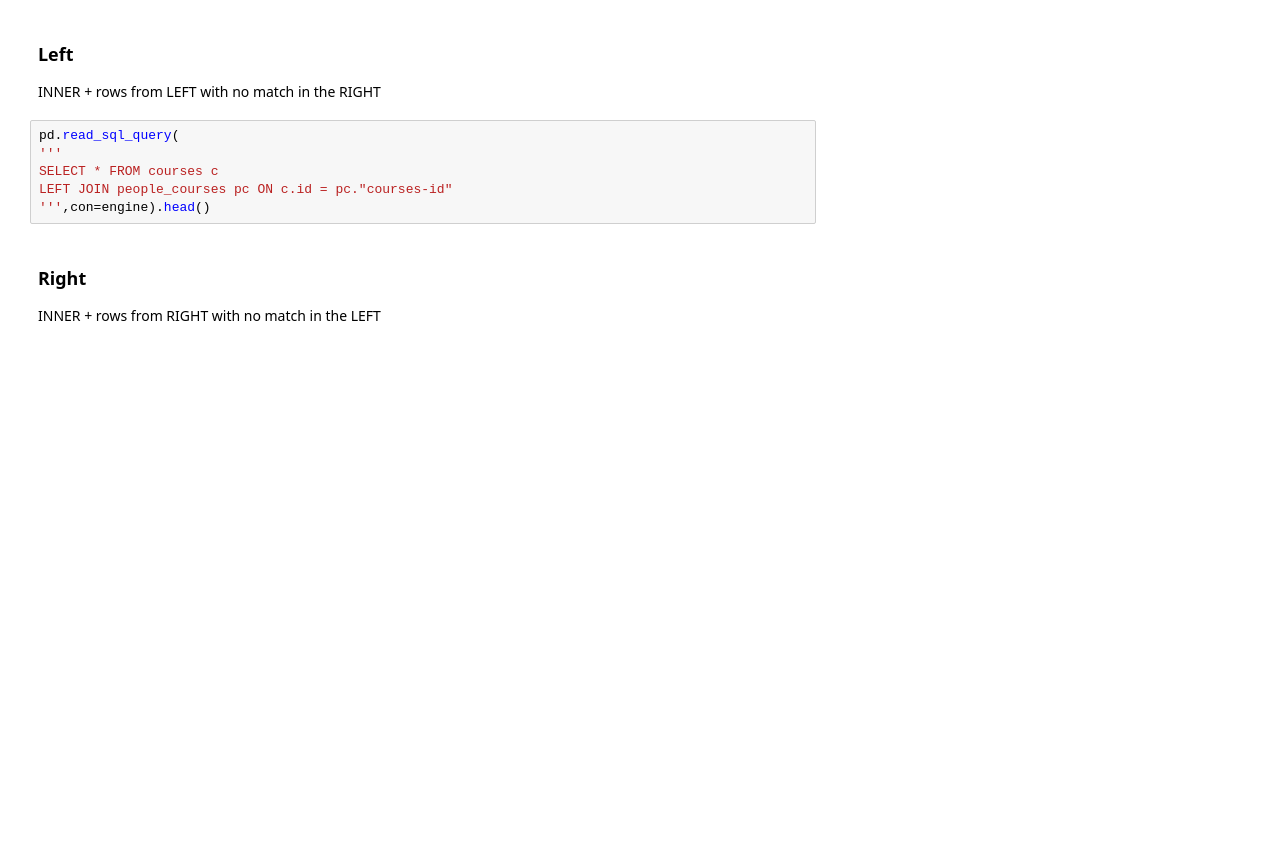
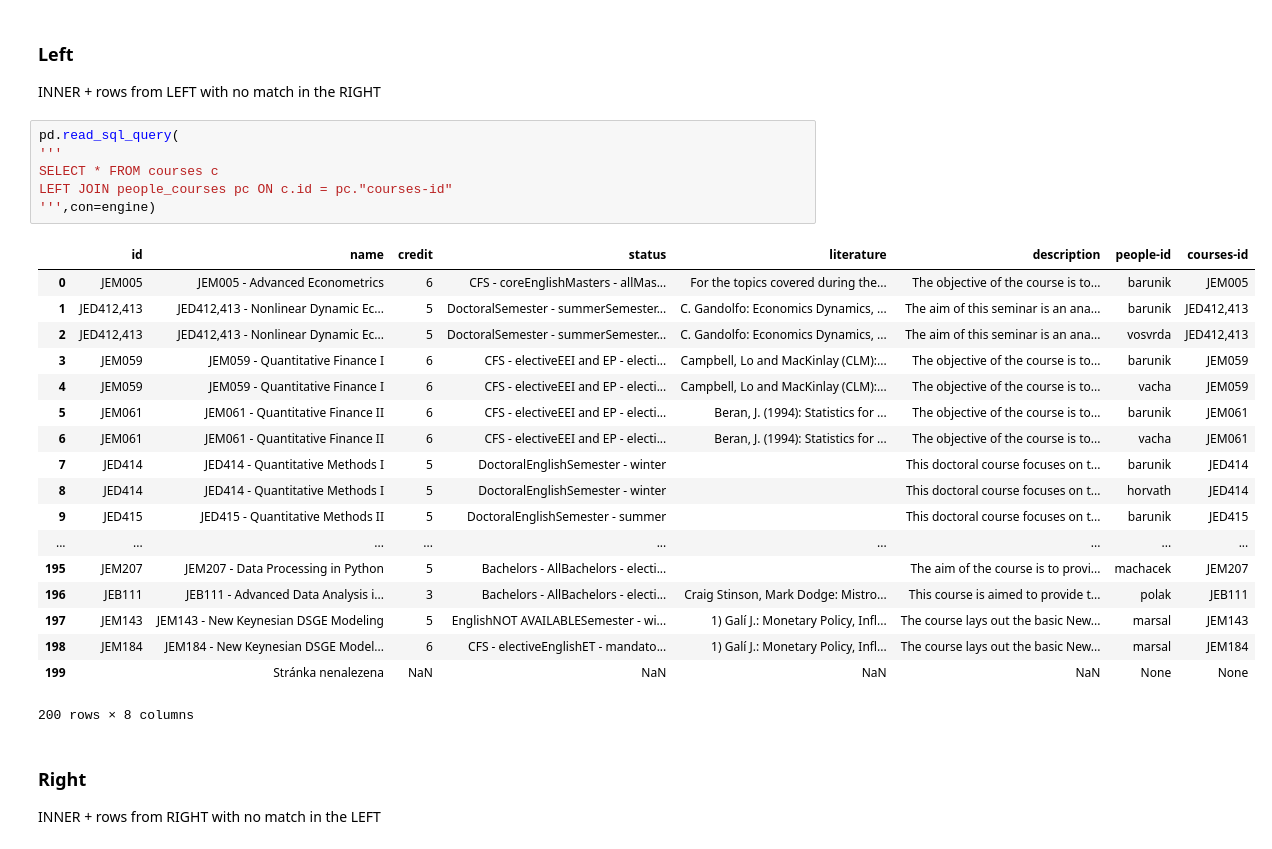
Before and after one commit to vitekzkytek/PythonDataIES, a Jupyter notebook: 08/08_IntroToSQL.ipynb, the cells around one changed output. Saved outputs shown, nothing was run; the diff lists cells and outputs as text; blank space fills up the shorter version.

```diff
--- a/08/08_IntroToSQL.ipynb
+++ b/08/08_IntroToSQL.ipynb
@@ -197,9 +231,28 @@ INNER + rows from LEFT with no match in the RIGHT
 # %%
 pd.read_sql_query(
 '''
 SELECT * FROM courses c
 LEFT JOIN people_courses pc ON c.id = pc."courses-id"
-''',con=engine).head()
+''',con=engine)
+# %% [output]
+|  | id | name | credit | status | literature | description | people-id | courses-id |
+| 0 | JEM005 | JEM005 - Advanced Econometrics | 6 | CFS - coreEnglishMasters - allMas... | For the topics covered during the... | The objective of the course is to... | barunik | JEM005 |
+| 1 | JED412,413 | JED412,413 - Nonlinear Dynamic Ec... | 5 | DoctoralSemester - summerSemester... | C. Gandolfo: Economics Dynamics, ... | The aim of this seminar is an ana... | barunik | JED412,413 |
+| 2 | JED412,413 | JED412,413 - Nonlinear Dynamic Ec... | 5 | DoctoralSemester - summerSemester... | C. Gandolfo: Economics Dynamics, ... | The aim of this seminar is an ana... | vosvrda | JED412,413 |
+| 3 | JEM059 | JEM059 - Quantitative Finance I | 6 | CFS - electiveEEI and EP - electi... | Campbell, Lo and MacKinlay (CLM):... | The objective of the course is to... | barunik | JEM059 |
+| 4 | JEM059 | JEM059 - Quantitative Finance I | 6 | CFS - electiveEEI and EP - electi... | Campbell, Lo and MacKinlay (CLM):... | The objective of the course is to... | vacha | JEM059 |
+| 5 | JEM061 | JEM061 - Quantitative Finance II | 6 | CFS - electiveEEI and EP - electi... | Beran, J. (1994): Statistics for ... | The objective of the course is to... | barunik | JEM061 |
+| 6 | JEM061 | JEM061 - Quantitative Finance II | 6 | CFS - electiveEEI and EP - electi... | Beran, J. (1994): Statistics for ... | The objective of the course is to... | vacha | JEM061 |
+| 7 | JED414 | JED414 - Quantitative Methods I | 5 | DoctoralEnglishSemester - winter |  | This doctoral course focuses on t... | barunik | JED414 |
+| 8 | JED414 | JED414 - Quantitative Methods I | 5 | DoctoralEnglishSemester - winter |  | This doctoral course focuses on t... | horvath | JED414 |
+| 9 | JED415 | JED415 - Quantitative Methods II | 5 | DoctoralEnglishSemester - summer |  | This doctoral course focuses on t... | barunik | JED415 |
+| ... | ... | ... | ... | ... | ... | ... | ... | ... |
+| 195 | JEM207 | JEM207 - Data Processing in Python | 5 | Bachelors - AllBachelors - electi... |  | The aim of the course is to provi... | machacek | JEM207 |
+| 196 | JEB111 | JEB111 - Advanced Data Analysis i... | 3 | Bachelors - AllBachelors - electi... | Craig Stinson, Mark Dodge: Mistro... | This course is aimed to provide t... | polak | JEB111 |
+| 197 | JEM143 | JEM143 - New Keynesian DSGE Modeling | 5 | EnglishNOT AVAILABLESemester - wi... | 1) Galí J.: Monetary Policy, Infl... | The course lays out the basic New... | marsal | JEM143 |
+| 198 | JEM184 | JEM184 - New Keynesian DSGE Model... | 6 | CFS - electiveEnglishET - mandato... | 1) Galí J.: Monetary Policy, Infl... | The course lays out the basic New... | marsal | JEM184 |
+| 199 |  | Stránka nenalezena | NaN | NaN | NaN | NaN | None | None |
+200 rows × 8 columns
 # %% [markdown]
 ### Right
 INNER + rows from RIGHT with no match in the LEFT
```
Also changed, not shown: parts of 9 cells of this notebook.
